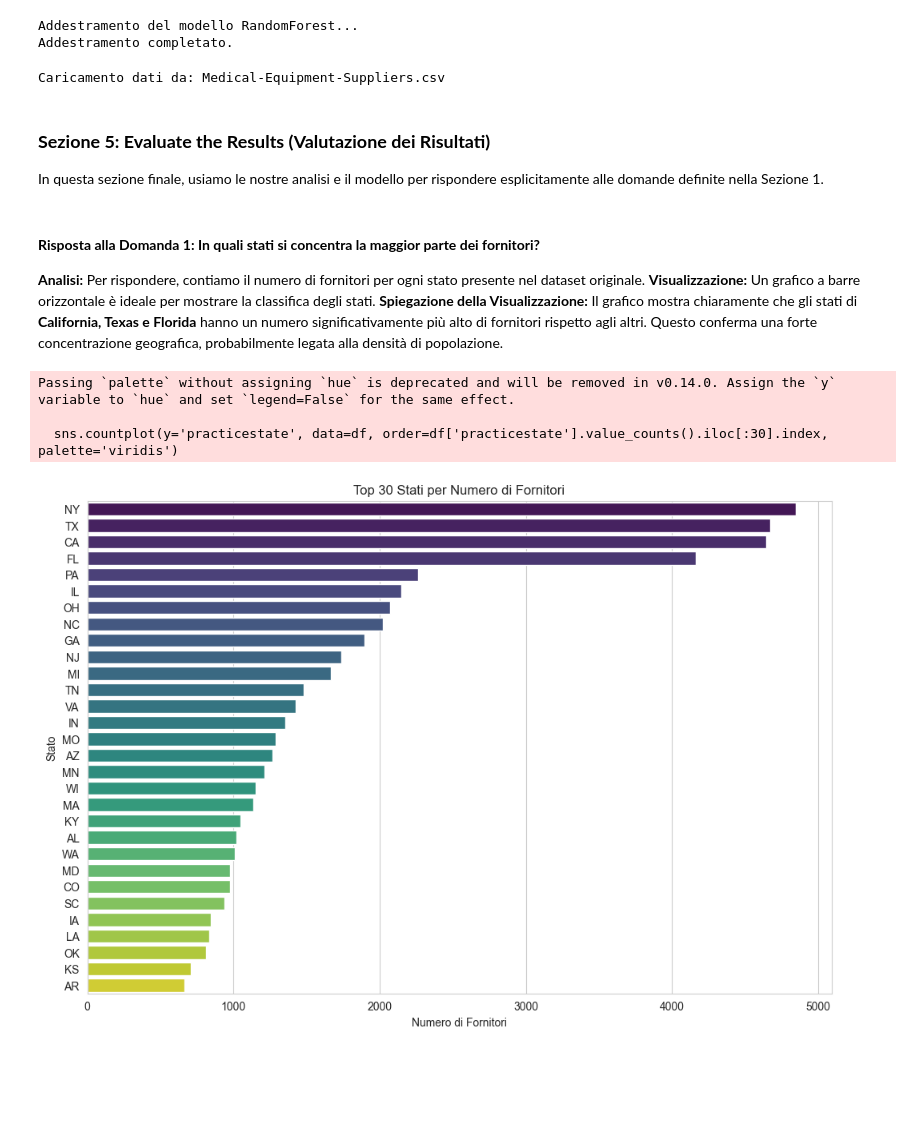
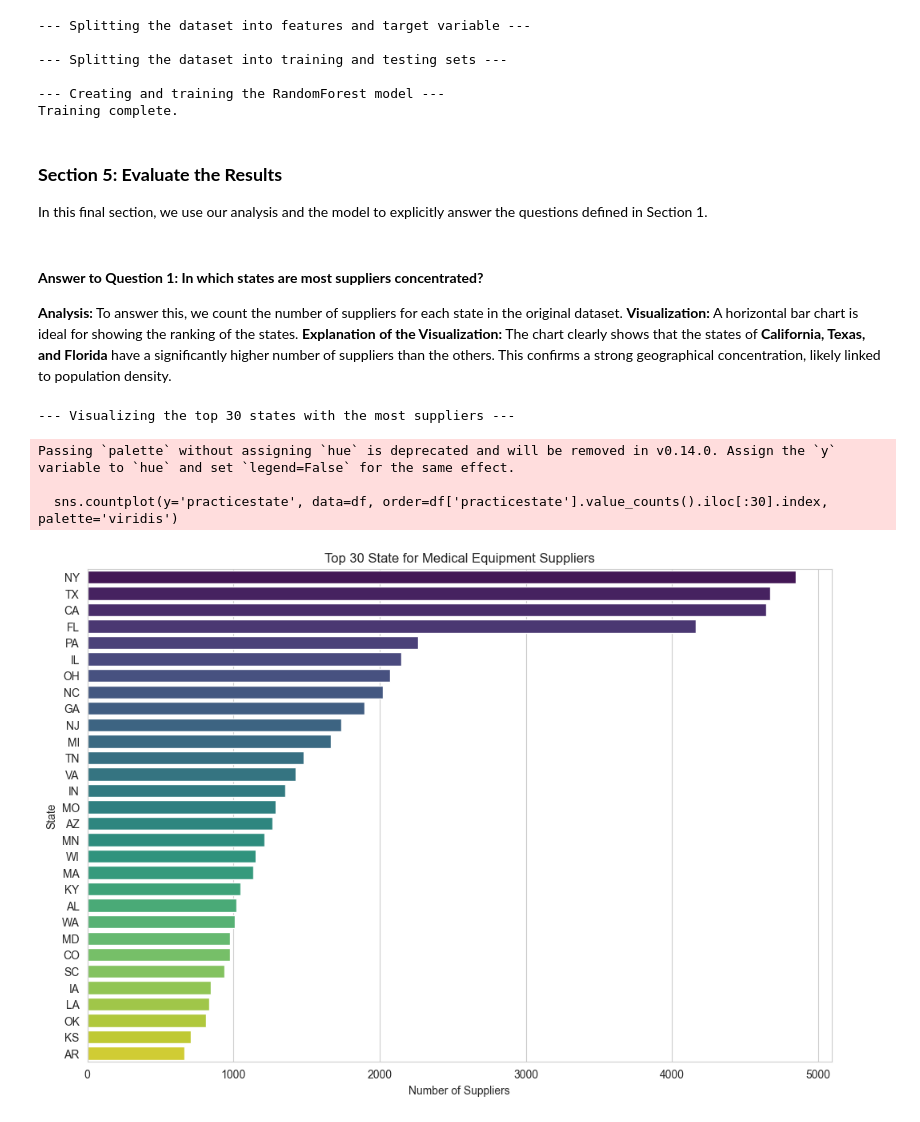
Before and after one commit to nataniel82/Medical-equipement-suppliers, a Jupyter notebook: medical-equipement-suppliers.ipynb, the cells around one changed output. Drawn from its saved outputs; the diff is of its cells as text; code cells hidden in the pictures; blank space fills up the shorter version.

```diff
--- a/medical-equipement-suppliers.ipynb
+++ b/medical-equipement-suppliers.ipynb
@@ -160,46 +165,44 @@ Con i dati pronti, costruiamo il nostro modello predittivo.
 # %%
-# Separazione delle features (X) e del target (y)
+# Split the dataset into features and target variable
+print("\n--- Splitting the dataset into features and target variable ---")
 y = df_prepared['acceptsassignement']
 X = df_prepared.drop('acceptsassignement', axis=1)
-# Suddivisione in set di addestramento e test
+# split the dataset into training and testing sets
+print("\n--- Splitting the dataset into training and testing sets ---")
 X_train, X_test, y_train, y_test = train_test_split(X, y, test_size=0.2, random_state=42)
-# Creazione e addestramento del modello
+#create and train the RandomForest model
+print("\n--- Creating and training the RandomForest model ---")
 model = RandomForestClassifier(random_state=42)
-print("Addestramento del modello RandomForest...")
 model.fit(X_train, y_train)
-print("Addestramento completato.")
+print("Training complete.")
 # %% [output]
-Addestramento del modello RandomForest...
-Addestramento completato.
+--- Splitting the dataset into features and target variable ---
+
+--- Splitting the dataset into training and testing sets ---
+
+--- Creating and training the RandomForest model ---
+Training complete.
-# %%
-# =============================================================================
-# FLUSSO PRINCIPALE DEL PROGRAMMA (MAIN WORKFLOW)
-# =============================================================================
-if __name__ == '__main__':
-    # 1. Caricamento Dati
-    filepath = 'Medical-Equipment-Suppliers.csv'
-    main_df = load_data(filepath)
-# %% [output]
-Caricamento dati da: Medical-Equipment-Suppliers.csv
 # %% [markdown]
-### **Sezione 5: Evaluate the Results (Valutazione dei Risultati)**
-In questa sezione finale, usiamo le nostre analisi e il modello per rispondere esplicitamente alle domande definite nella Sezione 1.
+### **Section 5: Evaluate the Results**
+In this final section, we use our analysis and the model to explicitly answer the questions defined in Section 1.
 # %% [markdown]
-#### **Risposta alla Domanda 1: In quali stati si concentra la maggior parte dei fornitori?**
-**Analisi:** Per rispondere, contiamo il numero di fornitori per ogni stato presente nel dataset originale.
-**Visualizzazione:** Un grafico a barre orizzontale è ideale per mostrare la classifica degli stati.
-**Spiegazione della Visualizzazione:** Il grafico mostra chiaramente che gli stati di **California, Texas e Florida** hanno un numero significativamente più alto di fornitori rispetto agli altri. Questo conferma una forte concentrazione geografica, probabilmente legata alla densità di popolazione.
+#### **Answer to Question 1: In which states are most suppliers concentrated?**
+**Analysis:** To answer this, we count the number of suppliers for each state in the original dataset.
+**Visualization:** A horizontal bar chart is ideal for showing the ranking of the states.
+**Explanation of the Visualization:** The chart clearly shows that the states of **California, Texas, and Florida** have a significantly higher number of suppliers than the others. This confirms a strong geographical concentration, likely linked to population density.
 # %%
-# Visualizzazione per la Domanda 1
+# Visualization of Question 1:Visualization for the first 30 states with the most suppliers
+print("\n--- Visualizing the top 30 states with the most suppliers ---")
 plt.figure(figsize=(12, 8))
 sns.countplot(y='practicestate', data=df, order=df['practicestate'].value_counts().iloc[:30].index, palette='viridis')
-plt.title('Top 30 Stati per Numero di Fornitori')
-plt.xlabel('Numero di Fornitori')
-plt.ylabel('Stato')
+plt.title('Top 30 State for Medical Equipment Suppliers')
+plt.xlabel('Number of Suppliers')
+plt.ylabel('State')
 plt.show()
 # %% [output]
-Passing `palette` without assigning `hue` is deprecated and will be removed in v0.14.0. Assign the `y` variable to `hue` and set `legend=False` for the same effect.
-
-  sns.countplot(y='practicestate', data=df, order=df['practicestate'].value_counts().iloc[:30].index, palette='viridis')
+--- Visualizing the top 30 states with the most suppliers ---
+Passing `palette` without assigning `hue` is deprecated and will be removed in v0.14.0. Assign the `y` variable to `hue` and set `legend=False` for the same effect.
+
+  sns.countplot(y='practicestate', data=df, order=df['practicestate'].value_counts().iloc[:30].index, palette='viridis')
-[figure, old version]
+[figure, new version]
 # %% [markdown]
```
Also changed, not shown: parts of 15 cells of this notebook.
